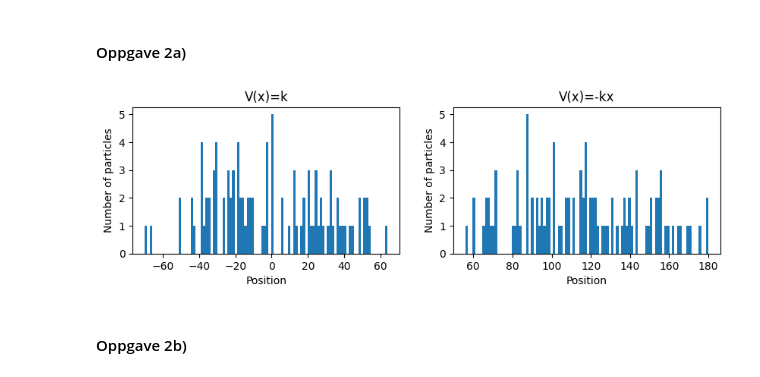
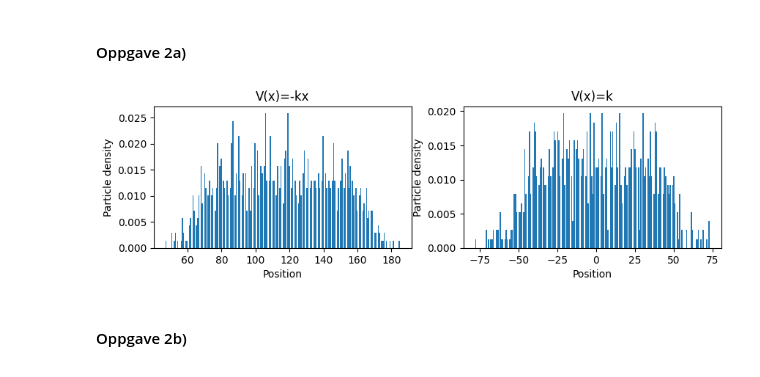
Before and after one commit to einaraarnaes/Prosjekt2, a Jupyter notebook: code.ipynb, the cells around one changed output. Saved outputs shown, nothing was run; the diff lists cells and outputs as text; code cells hidden in the pictures.

```diff
--- a/code.ipynb
+++ b/code.ipynb
@@ -70,70 +137,80 @@ import numpy as np
 from matplotlib import pyplot as plt
 
 
-def V_1(x):
-    return -x
-
-def V_2(x):
-    return 1
-
-def p_pluss_minus(x, V, bk):
+def p_vals(x, V, bk):
     p_pluss = 1 / (1 + np.exp(-bk*(V(x-1)-V(x+1))) + np.exp(-bk*(V(x)-V(x+1))))
     p_minus = 1 / (1 + np.exp(-bk*(V(x+1)-V(x-1))) + np.exp(-bk*(V(x)-V(x-1))))
-    return p_pluss, p_minus
+    return np.array([p_pluss, p_minus])
 
 
 """
-Funksjon som gjør numpsteps antall steg for hver posisjon i x,
+Funksjon som gjør n antall steg for hver posisjon i start_pos,
 og returnerer en array med endelig posisjon for hver partikkel.
 """
-def random_walk(n_steps, x, V, bk):
+def random_walk(n_steps, start_pos, p_minus, p_pluss):
 
-    pos = np.copy(x)
+    pos = np.copy(start_pos)
 
     for i in range(n_steps):
-        p_pluss, p_minus = p_pluss_minus(pos, V, bk)
-        step = np.random.uniform(size = len(x))
+        step = np.random.uniform(size = len(pos))
         step[step <= p_minus] = -1
         step[(step > p_minus) & (step <= 1-p_pluss)] = 0
         step[step > 1-p_pluss] = 1
 
         pos = pos + step
 
     return pos
 
-
+"""
+Konstanter
+"""
 steps = 200
-n_sim = 1
+n_sim = 10
 bk = 1
 
-positions= np.arange(-50, 51, 1)
+"""
+Plasserer 101 partikler fra -50 til 50.
+"""
+positions = np.arange(-50, 51, 1)
 n_particles = len(positions)
 
-walk_1 = np.zeros(n_particles)
-walk_2 = np.zeros(n_particles)
+def V_1(x):
+    return -x
+
+def V_2(x):
+    return np.ones(len(x))
+
+"""
+Sannsynligheter for V_1 og V_2
+"""
+p_pluss_1, p_minus_1 = p_vals(positions, V_1, bk)
+p_pluss_2, p_minus_2 = p_vals(positions, V_2, bk)
+
+"""
+Simulerer, og plotter distribusjonen
+"""
+
+walk_1 = np.zeros(n_particles*n_sim)
+walk_2 = np.zeros(n_particles*n_sim)
 
 for i in range(n_sim):
-    walk_1 += random_walk(steps, positions, V_2, bk)
-    walk_2 += random_walk(steps, positions, V_1, bk)
-
-walk_1 /= n_sim
-walk_2 /= n_sim
+    walk_1[i*n_particles:(i+1)*n_particles] = random_walk(steps, positions, p_minus_1, p_pluss_1)
+    walk_2[i*n_particles:(i+1)*n_particles] = random_walk(steps, positions, p_minus_2, p_pluss_2)
+    #walk_1[i*n_particles:(i+1)*n_particles] = random_walk_universal(steps, positions, p_minus_1, p_pluss_1)[0]
+    #walk_2[i*n_particles:(i+1)*n_particles] = random_walk_universal(steps, positions, p_minus_2, p_pluss_2)[0]
 
 fig, axs = plt.subplots(nrows=1, ncols=2, figsize=(10, 2.5))
 
-axs[0].hist(walk_1, bins = 100)
-axs[0].set_title("V(x)=k")
-axs[1].hist(walk_2, bins = 100)
-axs[1].set_title("V(x)=-kx")
-
-
+axs[0].hist(walk_1, bins = 200, density = True)
+axs[0].set_title("V(x)=-kx")
+axs[1].hist(walk_2, bins = 200, density = True)
+axs[1].set_title("V(x)=k")
 
 for ax in axs:
     ax.set_xlabel("Position")
-    ax.set_ylabel("Number of particles")
-    #ax.legend()
+    ax.set_ylabel("Particle density")
 # %% [output]
-[figure, old version]
+[figure, new version]
 # %% [markdown]
 #### Oppgave 2b)
 # %%
```
Also changed, not shown: parts of 19 cells of this notebook.
